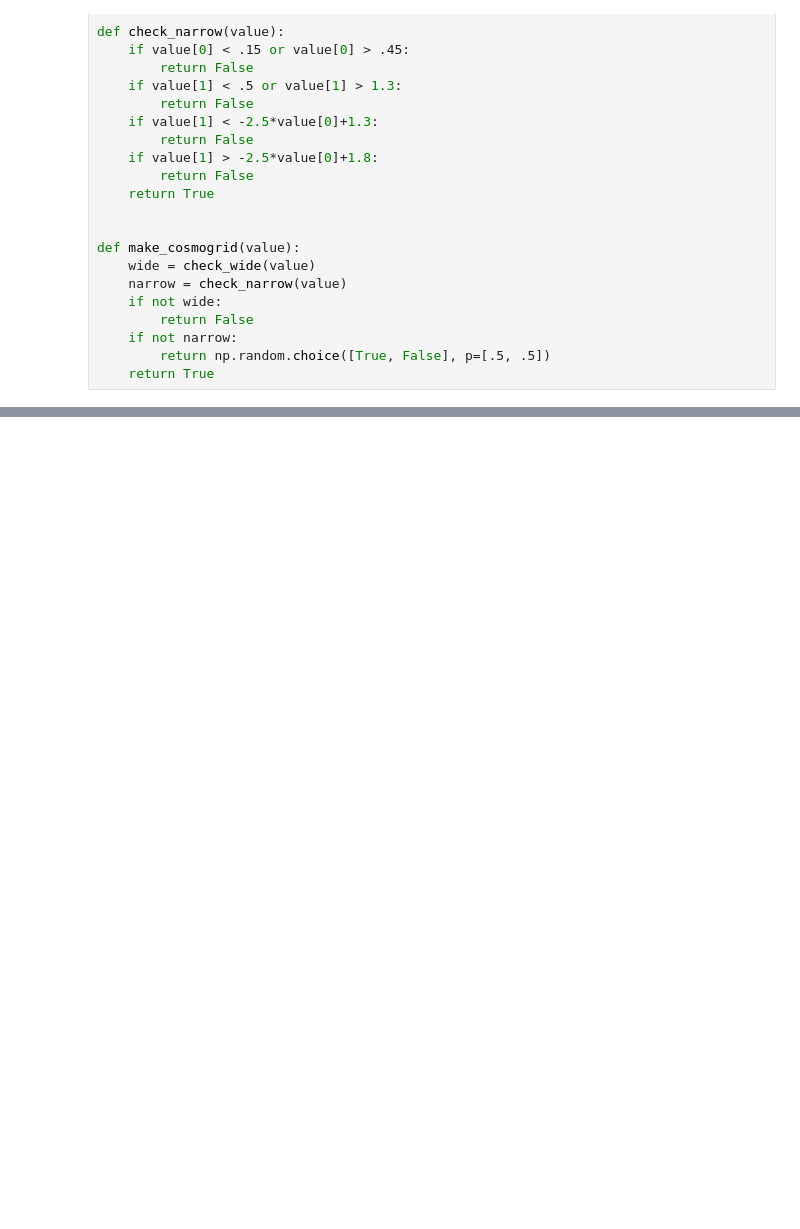
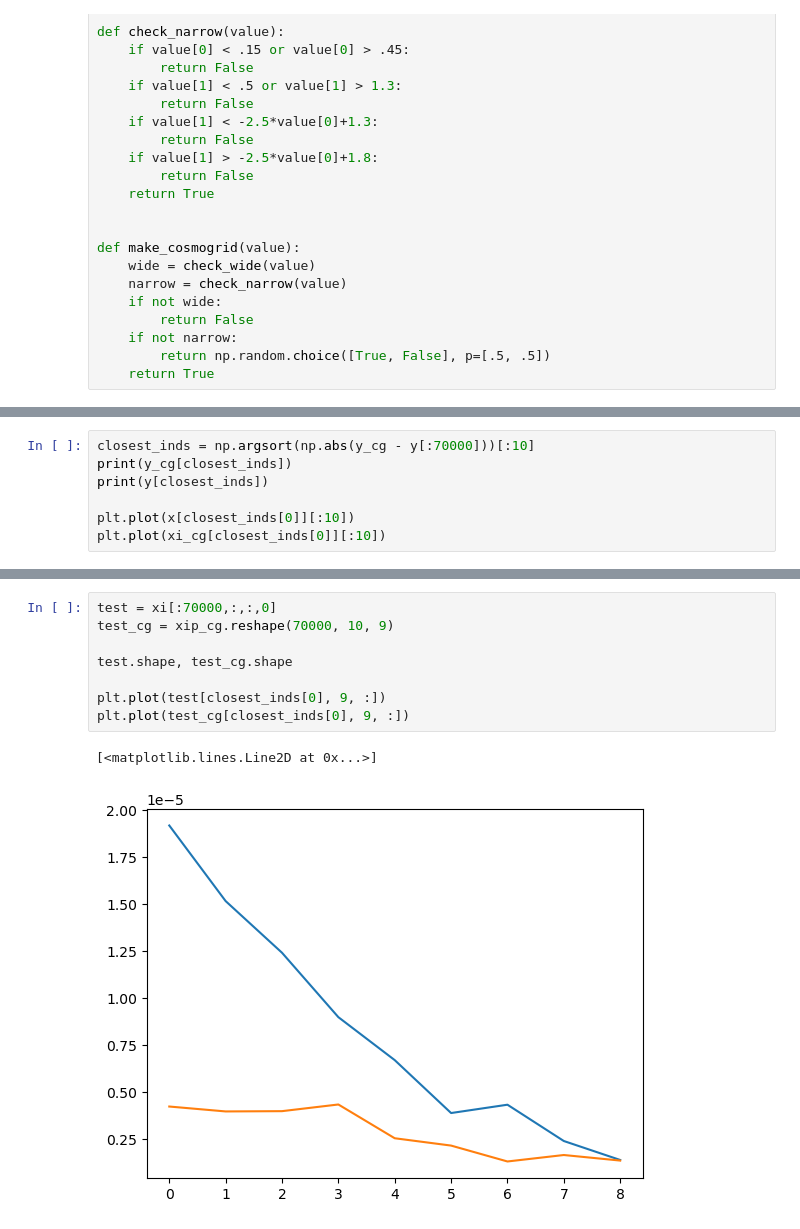
Before and after one commit to D-Gebauer/DLWL, a Jupyter notebook: DL/likelihood_transform.ipynb, the cells around one changed output, grey strips where cells are left out. Cells and saved outputs as stored; diff of their text form; blank space fills up the shorter version.

```diff
--- a/DL/likelihood_transform.ipynb
+++ b/DL/likelihood_transform.ipynb
@@ -285,0 +291,7 @@ plt.tight_layout()
+# %%
+closest_inds = np.argsort(np.abs(y_cg - y[:70000]))[:10]
+print(y_cg[closest_inds])
+print(y[closest_inds])
+
+plt.plot(x[closest_inds[0]][:10])
+plt.plot(xi_cg[closest_inds[0]][:10])
@@ -285,0 +320,11 @@ plt.tight_layout()
+# %%
+test = xi[:70000,:,:,0]
+test_cg = xip_cg.reshape(70000, 10, 9)
+
+test.shape, test_cg.shape
+
+plt.plot(test[closest_inds[0], 9, :])
+plt.plot(test_cg[closest_inds[0], 9, :])
+# %% [output]
+[<matplotlib.lines.Line2D at 0x...>]
+[figure, added]
```
Also changed, not shown: parts of 12 cells of this notebook, 5 other files.
